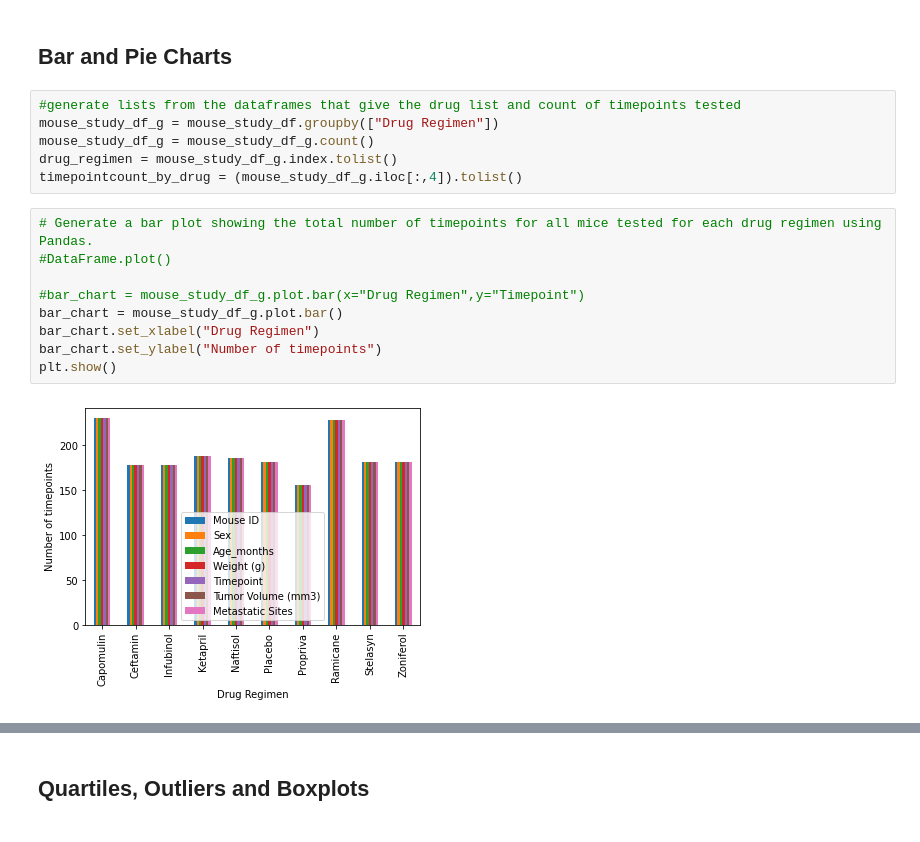
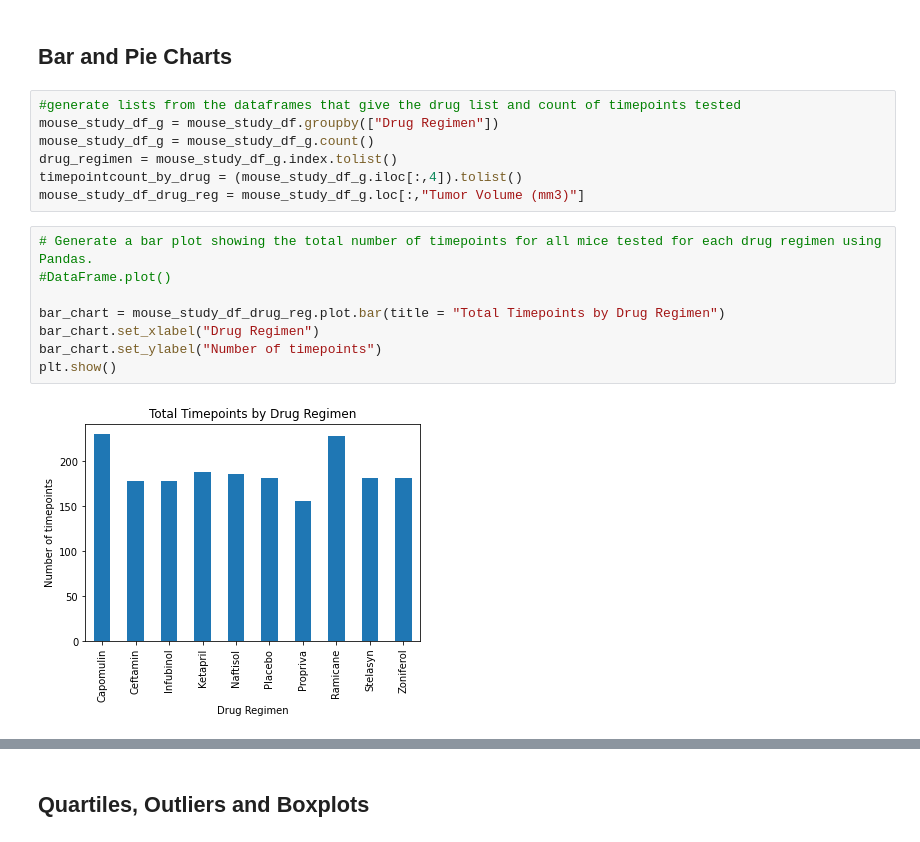
Before and after one commit to sweeneygood/matplotlib-challenge, a Jupyter notebook: pymaceuticals_starter.ipynb, the cells around one changed output, grey strips where cells are left out. Saved outputs shown, nothing was run; the diff lists cells and outputs as text.

Commit message:
fixed bar chart, prepped data for box plot

```diff
--- a/pymaceuticals_starter.ipynb
+++ b/pymaceuticals_starter.ipynb
@@ -161,17 +158,17 @@ mouse_study_df_g = mouse_study_df.groupby(["Drug Regimen"])
 mouse_study_df_g = mouse_study_df_g.count()
 drug_regimen = mouse_study_df_g.index.tolist()
 timepointcount_by_drug = (mouse_study_df_g.iloc[:,4]).tolist()
+mouse_study_df_drug_reg = mouse_study_df_g.loc[:,"Tumor Volume (mm3)"]
 # %%
 # Generate a bar plot showing the total number of timepoints for all mice tested for each drug regimen using Pandas.
 #DataFrame.plot()
 
-#bar_chart = mouse_study_df_g.plot.bar(x="Drug Regimen",y="Timepoint")
-bar_chart = mouse_study_df_g.plot.bar()
+bar_chart = mouse_study_df_drug_reg.plot.bar(title = "Total Timepoints by Drug Regimen")
 bar_chart.set_xlabel("Drug Regimen")
 bar_chart.set_ylabel("Number of timepoints")
 plt.show()
 # %% [output]
-[figure, old version]
+[figure, new version]
 # %%
 # Generate a bar plot showing the total number of timepoints for all mice tested for each drug regimen using pyplot.
 #pyplot
```
Also changed, not shown: parts of 13 cells of this notebook.
